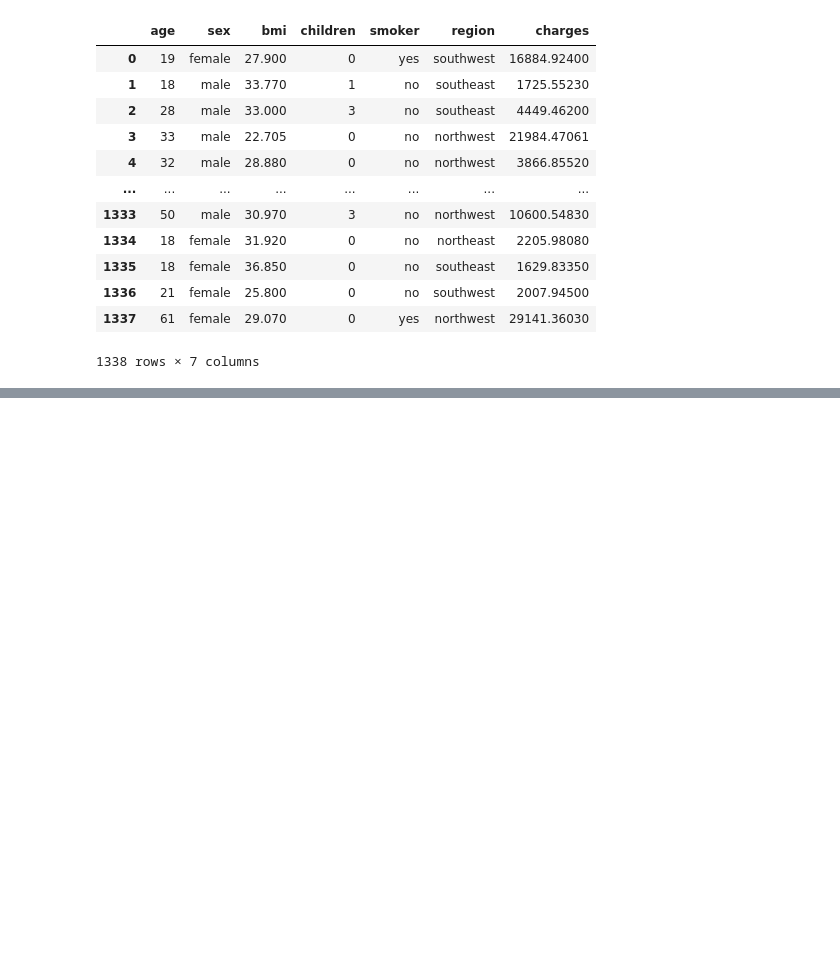
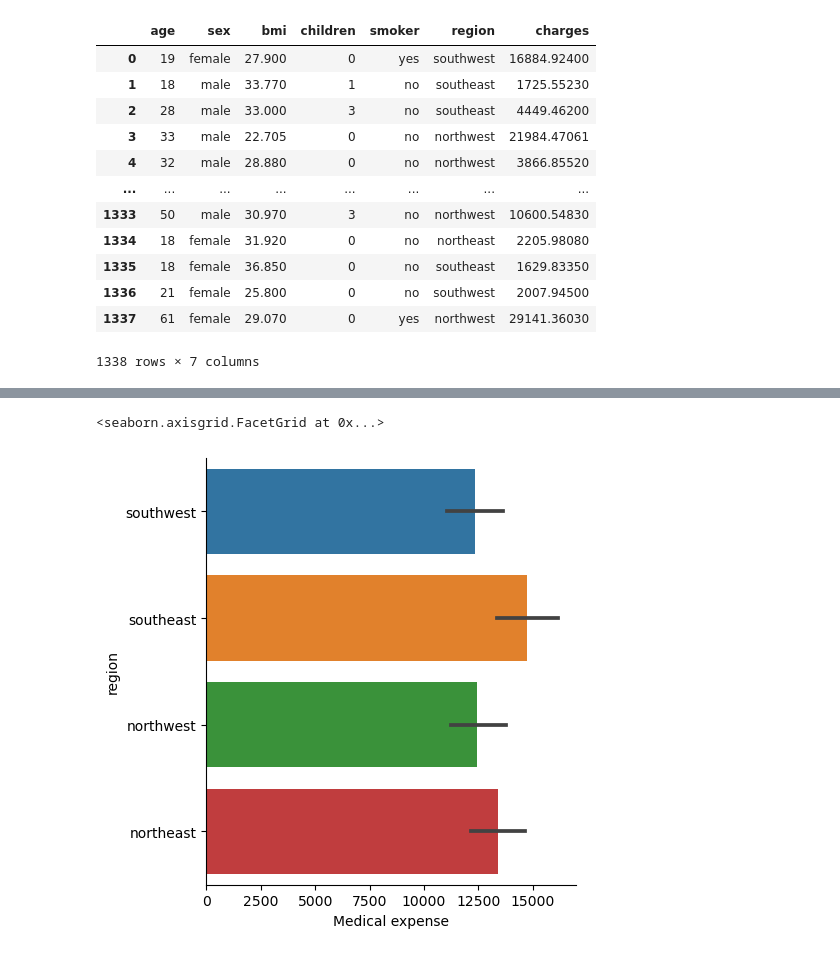
Before and after one commit to ubco-W2022T2-data301/project-group-group10, a Jupyter notebook: analysis/analysis3.ipynb, the cells around one changed output, grey strips where cells are left out. Cells and saved outputs as stored; diff of their text form; code cells hidden in the pictures; blank space fills up the shorter version.

```diff
--- a/analysis/analysis3.ipynb
+++ b/analysis/analysis3.ipynb
@@ -32,0 +85,6 @@ pd.read_csv("../data/raw/insurance.csv")
+# %%
+sns.catplot(data=df,y='region',x='charges',kind='bar').set(xlabel="Medical expense")
+#People who are located in Southeast have the highest mean for medical expenses
+# %% [output]
+<seaborn.axisgrid.FacetGrid at 0x...>
+[figure, added]
```
Also changed, not shown: parts of 23 cells of this notebook, 2 other files.
